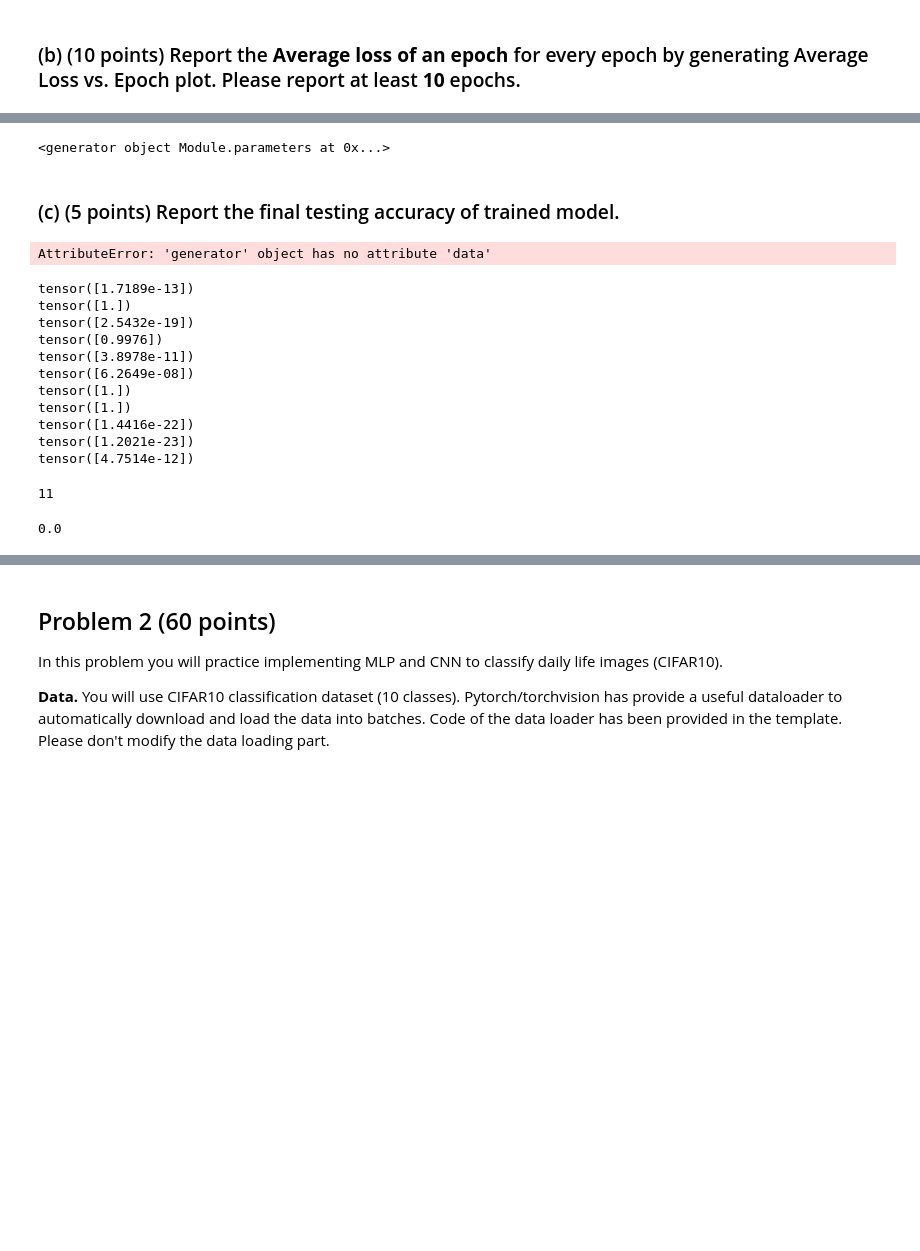
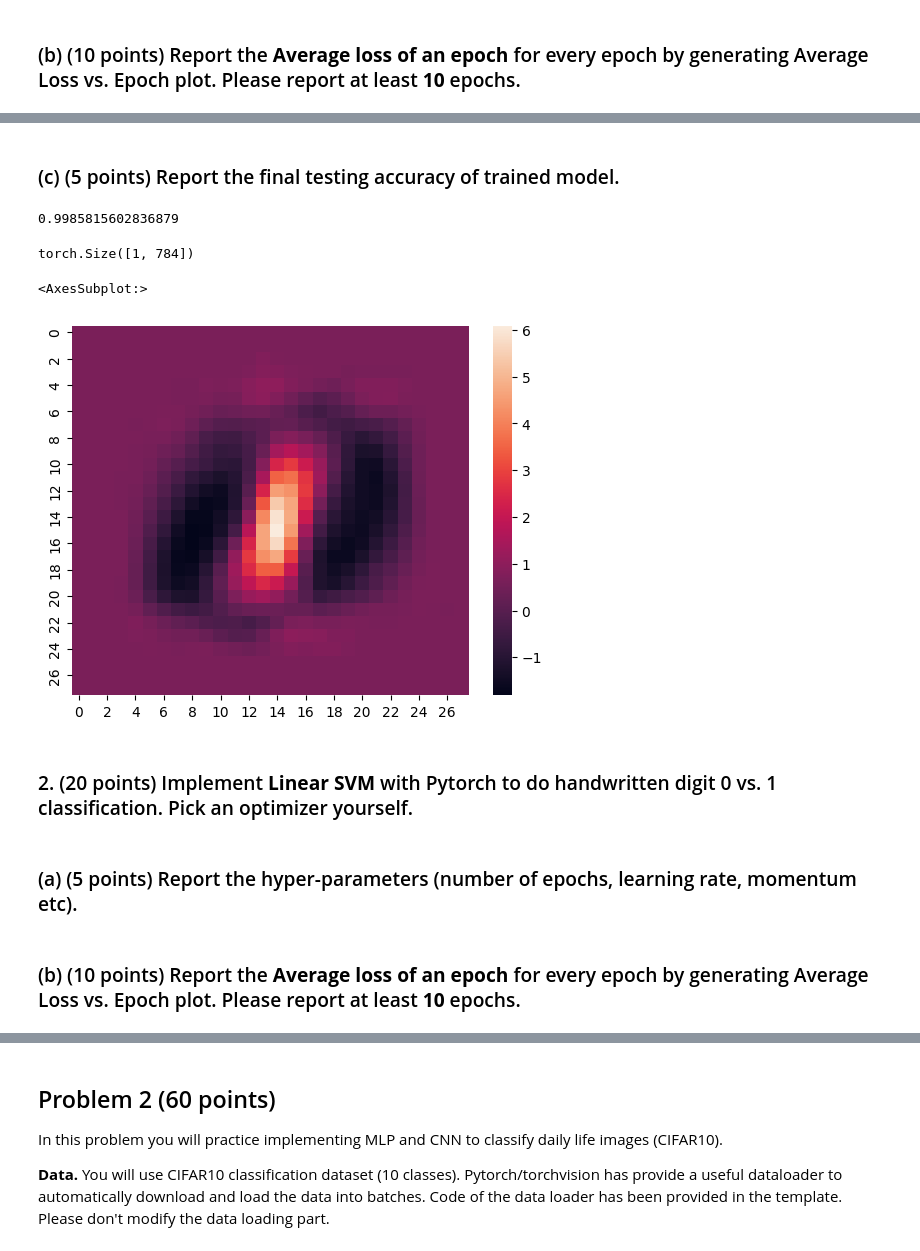
Before and after one commit to clewis7/stor566-notebooks, a Jupyter notebook: hmw2/hmw2-submission.ipynb, the cells around one changed output, grey strips where cells are left out. Saved outputs shown, nothing was run; the diff lists cells and outputs as text; code cells hidden in the pictures; blank space fills up the shorter version.

```diff
--- a/hmw2/hmw2-submission.ipynb
+++ b/hmw2/hmw2-submission.ipynb
@@ -120,52 +120,21 @@ Text(0, 0.5, 'Average Loss')
-# %%
-model.parameters()
-# %% [output]
-<generator object Module.parameters at 0x...>
 # %% [markdown]
 ### (c) (5 points) Report the final testing accuracy of trained model.
-# %%
-model.parameters().data.detach().numpy()
-# %% [output]
-AttributeError: 'generator' object has no attribute 'data'
 # %%
-N = len(test_data)
-# accuracy_sum = 0
-# for i in tqdm(range(N)):
-#     accuracy_sum += 1(predicted_labels[i] == actual_label[i]
+correct = 0
 
-correct = 0
-total = 0
-for images, labels in test_loader:
-    images = images.view(-1, 28*28).requires_grad_()
-    labels = labels
+images, labels = next(iter(test_loader))
 
+outputs = model.forward(images.view(-1, 28*28))
+outputs = outputs.detach().numpy().astype(int).ravel()
 
-    outputs = model(images)
-    print(outputs[0].data)
+labels = labels.detach().numpy().astype(int)
 
-    # _, predicted = torch.max(outputs.data, 1)
-    # print(predicted)
+for output, label in zip(outputs, labels):
+    if output == label:
+        correct += 1
 
-#     total += labels.size(0)
-
-# accuracy = 100 * correct / total
+accuracy = correct / len(labels)
-# %% [output]
-tensor([1.7189e-13])
-tensor([1.])
-tensor([2.5432e-19])
-tensor([0.9976])
-tensor([3.8978e-11])
-tensor([6.2649e-08])
-tensor([1.])
-tensor([1.])
-tensor([1.4416e-22])
-tensor([1.2021e-23])
-tensor([4.7514e-12])
-# %%
-len(test_loader)
-# %% [output]
-11
-# %%
-accuracy
-# %% [output]
-0.0
+# %%
+accuracy
+# %% [output]
+0.9985815602836879
@@ -171,0 +143,13 @@ accuracy
+# %%
+list(model.parameters())[0].shape
+# %% [output]
+torch.Size([1, 784])
+# %%
+sns.heatmap(list(model.parameters())[0].data.detach().numpy().reshape(28,28))
+# %% [output]
+<AxesSubplot:>
+[figure, added]
+# %% [markdown]
+### 2. (20 points) Implement **Linear SVM** with Pytorch to do handwritten digit 0 vs. 1 classification. Pick an optimizer yourself.
+# %% [markdown]
+### (a) (5 points) Report the hyper-parameters (number of epochs, learning rate, momentum etc).
@@ -171,0 +211,2 @@ accuracy
+# %% [markdown]
+### (b) (10 points) Report the **Average loss of an epoch** for every epoch by generating Average Loss vs. Epoch plot. Please report at least **10** epochs.
```
Also changed, not shown: parts of 23 cells of this notebook.
